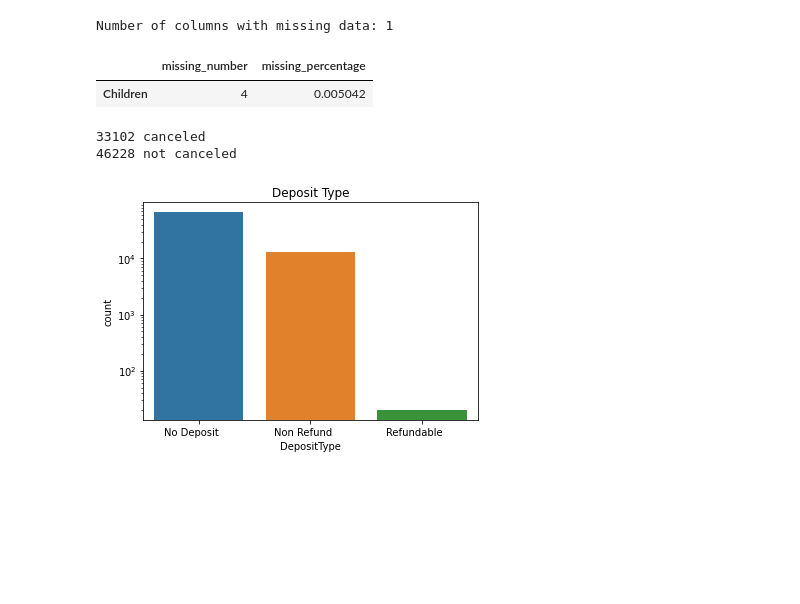
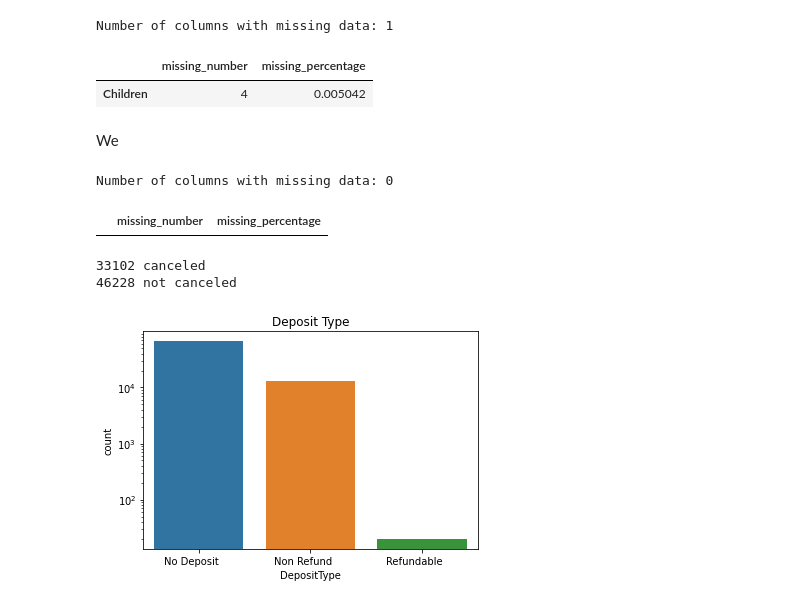
Before and after one commit to fredericojpr/BC2_Predict_Cancellations, a Jupyter notebook: scripts/BC2_Notebook_Goncalo.ipynb, the cells around one changed output. Saved outputs shown, nothing was run; the diff lists cells and outputs as text; code cells hidden in the pictures; blank space fills up the shorter version.

```diff
--- a/scripts/BC2_Notebook_Goncalo.ipynb
+++ b/scripts/BC2_Notebook_Goncalo.ipynb
@@ -97,3 +95,13 @@ Number of columns with missing data: 1
+# %% [markdown]
+We
+# %%
+
+data.fillna(0, inplace =True)
+# %%
+find_missing(data)
+# %% [output]
+Number of columns with missing data: 0
+|  | missing_number | missing_percentage |
 # %%
 Cancelations = data['IsCanceled'].tolist()
 print(Cancelations.count(1), 'canceled')
```
Also changed, not shown: parts of 19 cells of this notebook.
